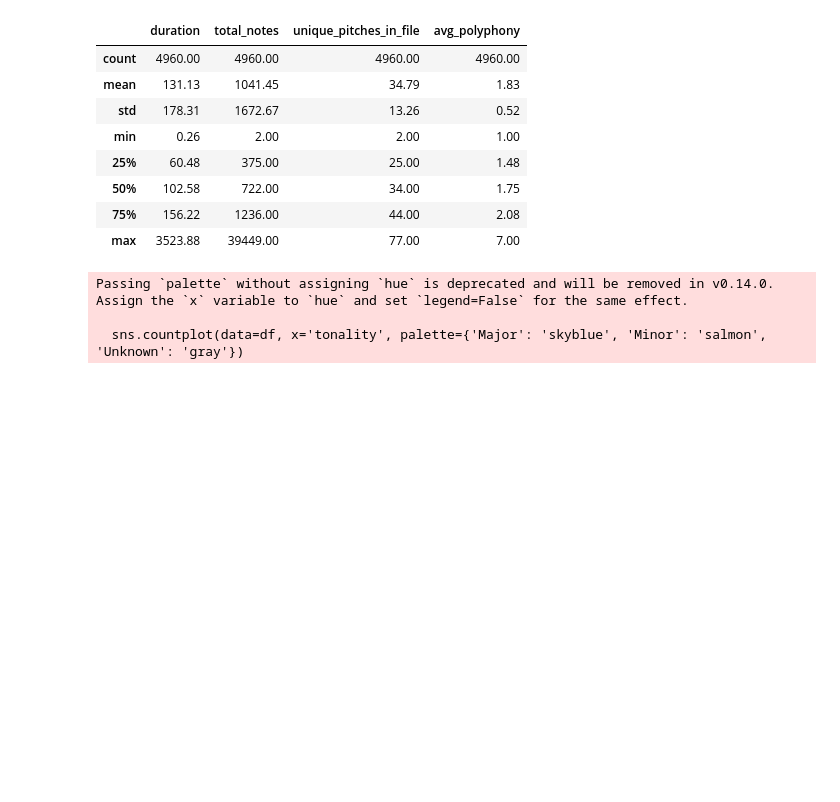
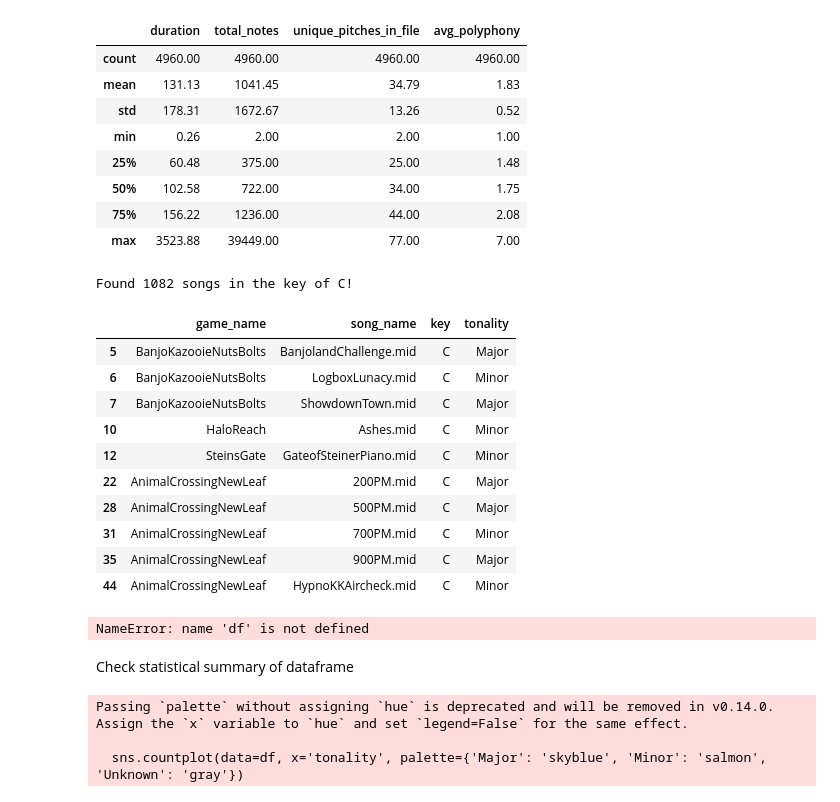
Before and after one commit to jvtang487/assignment2, a Jupyter notebook: workbook.ipynb, the cells around one changed output. Saved outputs shown, nothing was run; the diff lists cells and outputs as text; code cells hidden in the pictures; blank space fills up the shorter version.

```diff
--- a/workbook.ipynb
+++ b/workbook.ipynb
@@ -253,6 +256,32 @@ display(summary_stats)
 | 50% | 102.58 | 722.00 | 34.00 | 1.75 |
 | 75% | 156.22 | 1236.00 | 44.00 | 2.08 |
 | max | 3523.88 | 39449.00 | 77.00 | 7.00 |
+# %%
+c_key_songs = df[df['key'] == 'C']
+
+print(f"Found {len(c_key_songs)} songs in the key of C!")
+
+# Display just the relevant columns to verify it worked
+display(c_key_songs[['game_name', 'song_name', 'key', 'tonality']].head(10))
+# %% [output]
+Found 1082 songs in the key of C!
+|  | game_name | song_name | key | tonality |
+| 5 | BanjoKazooieNutsBolts | BanjolandChallenge.mid | C | Major |
+| 6 | BanjoKazooieNutsBolts | LogboxLunacy.mid | C | Minor |
+| 7 | BanjoKazooieNutsBolts | ShowdownTown.mid | C | Major |
+| 10 | HaloReach | Ashes.mid | C | Minor |
+| 12 | SteinsGate | GateofSteinerPiano.mid | C | Minor |
+| 22 | AnimalCrossingNewLeaf | 200PM.mid | C | Major |
+| 28 | AnimalCrossingNewLeaf | 500PM.mid | C | Major |
+| 31 | AnimalCrossingNewLeaf | 700PM.mid | C | Minor |
+| 35 | AnimalCrossingNewLeaf | 900PM.mid | C | Major |
+| 44 | AnimalCrossingNewLeaf | HypnoKKAircheck.mid | C | Minor |
+# %%
+df.loc['Damned.mid']
+# %% [output]
+NameError: name 'df' is not defined
+# %% [markdown]
+Check statistical summary of dataframe
 # %%
 import matplotlib.pyplot as plt
 import seaborn as sns
```
Also changed, not shown: parts of 7 cells of this notebook.
